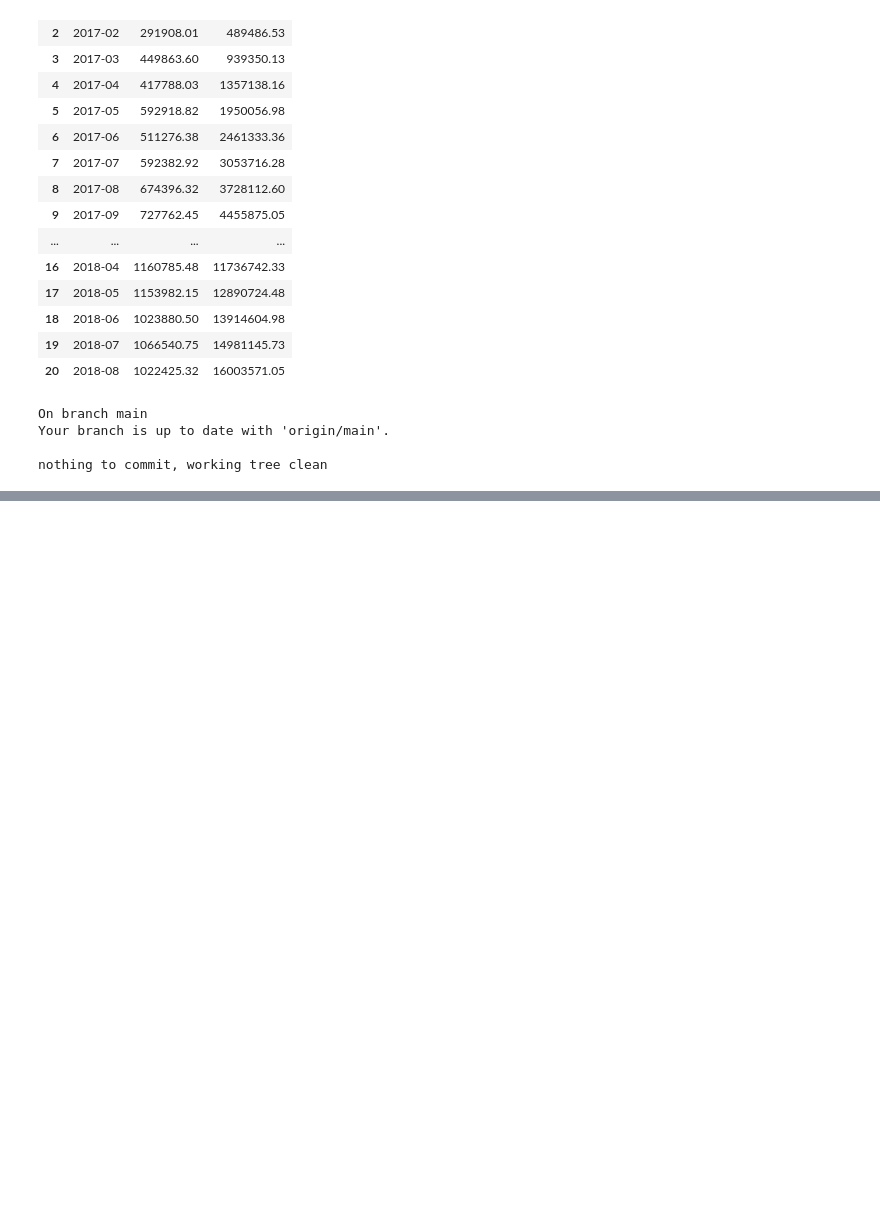
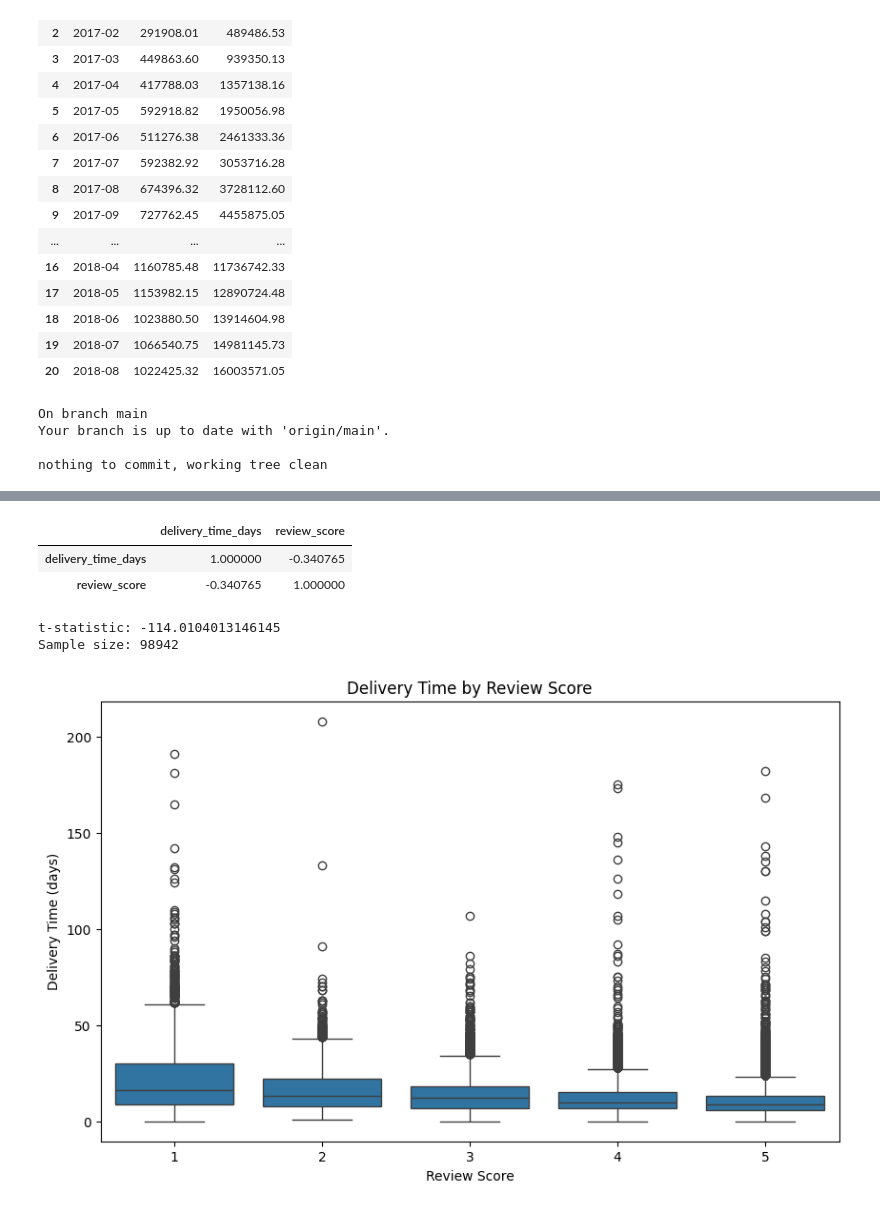
Before and after one commit to Cursed-realm/Ecommerce-Sales-Customer-Analytics, a Jupyter notebook: Ecommerce_Sales_Customer_Analytics.ipynb, the cells around one changed output, grey strips where cells are left out. Saved outputs shown, nothing was run; the diff lists cells and outputs as text; code cells hidden in the pictures; blank space fills up the shorter version.

```diff
--- a/Ecommerce_Sales_Customer_Analytics.ipynb
+++ b/Ecommerce_Sales_Customer_Analytics.ipynb
@@ -920,0 +1001,29 @@ nothing to commit, working tree clean
+# %%
+delivery_review = orders_clean_delivery.merge(reviews, on='order_id')
+
+delivery_review[['delivery_time_days', 'review_score']].corr()
+# %% [output]
+|  | delivery_time_days | review_score |
+| delivery_time_days | 1.000000 | -0.340765 |
+| review_score | -0.340765 | 1.000000 |
+# %%
+import numpy as np
+
+n = len(delivery_review)
+r = -0.340765
+
+t_stat = r * np.sqrt((n - 2) / (1 - r**2))
+print("t-statistic:", t_stat)
+print("Sample size:", n)
+# %% [output]
+t-statistic: -114.0104013146145
+Sample size: 98942
+# %%
+plt.figure(figsize=(10,6))
+sns.boxplot(x='review_score', y='delivery_time_days', data=delivery_review)
+plt.xlabel('Review Score')
+plt.ylabel('Delivery Time (days)')
+plt.title('Delivery Time by Review Score')
+plt.show()
+# %% [output]
+[figure, added]
```
Also changed, not shown: parts of 13 cells of this notebook.
